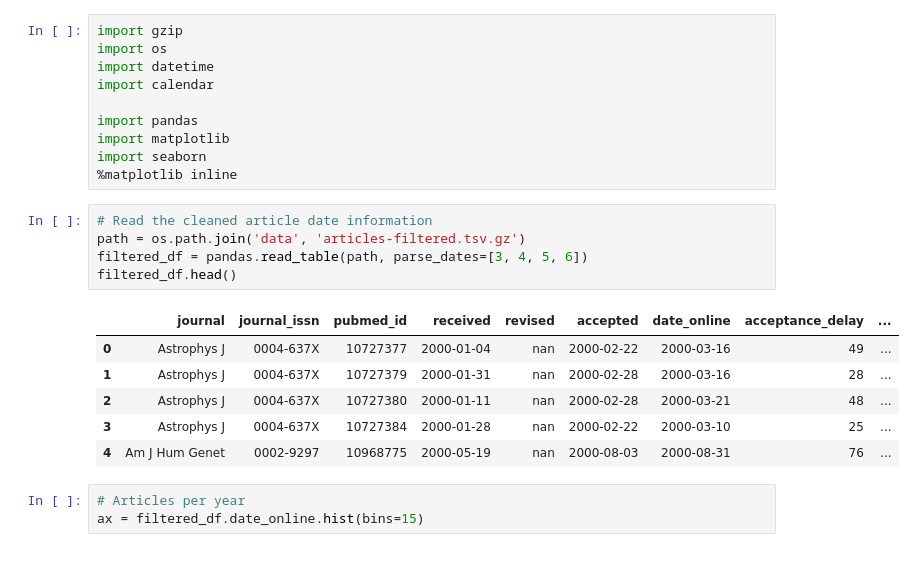
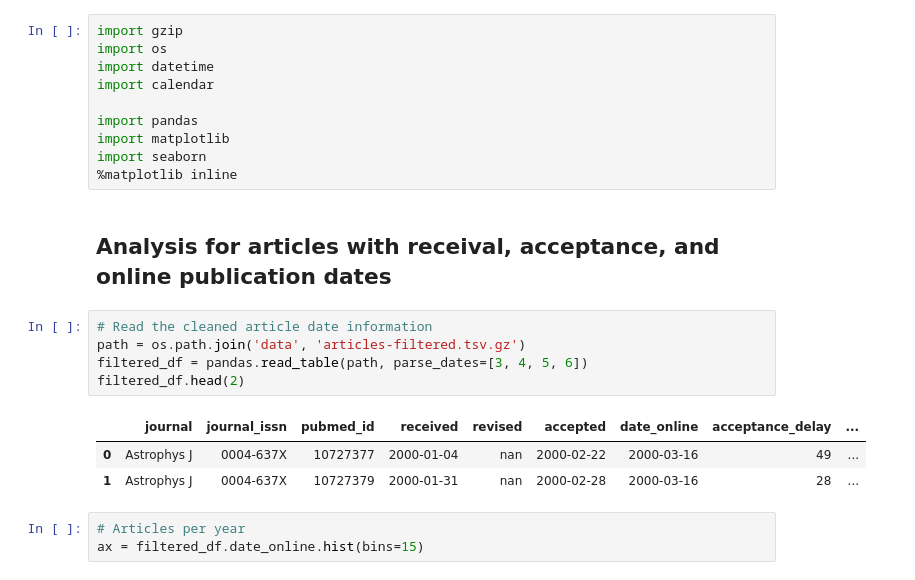
Before and after one commit to dhimmel/delays, a Jupyter notebook: visualize.ipynb, the cells around one changed output. Cells and saved outputs as stored; diff of their text form.

```diff
--- a/visualize.ipynb
+++ b/visualize.ipynb
@@ -10,18 +10,17 @@ import pandas
 import matplotlib
 import seaborn
 %matplotlib inline
+# %% [markdown]
+## Analysis for articles with receival, acceptance, and online publication dates
 # %%
 # Read the cleaned article date information
 path = os.path.join('data', 'articles-filtered.tsv.gz')
 filtered_df = pandas.read_table(path, parse_dates=[3, 4, 5, 6])
-filtered_df.head()
+filtered_df.head(2)
 # %% [output]
 |  | journal | journal_issn | pubmed_id | received | revised | accepted | date_online | acceptance_delay | ... |
 | 0 | Astrophys J | 0004-637X | 10727377 | 2000-01-04 | nan | 2000-02-22 | 2000-03-16 | 49 | ... |
 | 1 | Astrophys J | 0004-637X | 10727379 | 2000-01-31 | nan | 2000-02-28 | 2000-03-16 | 28 | ... |
-| 2 | Astrophys J | 0004-637X | 10727380 | 2000-01-11 | nan | 2000-02-28 | 2000-03-21 | 48 | ... |
-| 3 | Astrophys J | 0004-637X | 10727384 | 2000-01-28 | nan | 2000-02-22 | 2000-03-10 | 25 | ... |
-| 4 | Am J Hum Genet | 0002-9297 | 10968775 | 2000-05-19 | nan | 2000-08-03 | 2000-08-31 | 76 | ... |
 # %%
 # Articles per year
 ax = filtered_df.date_online.hist(bins=15)
```
Also changed, not shown: parts of 13 cells of this notebook.
